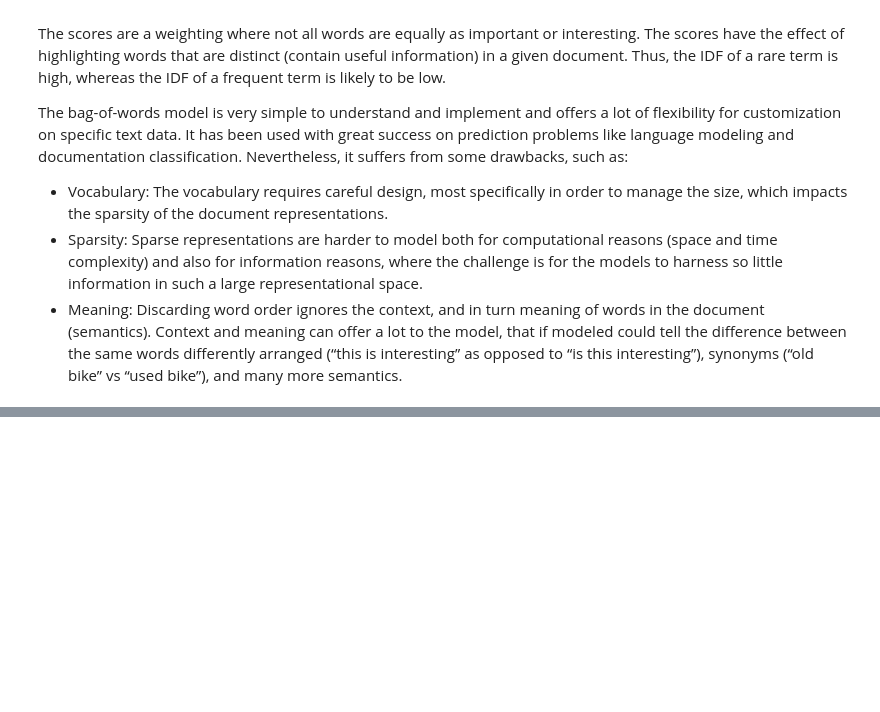
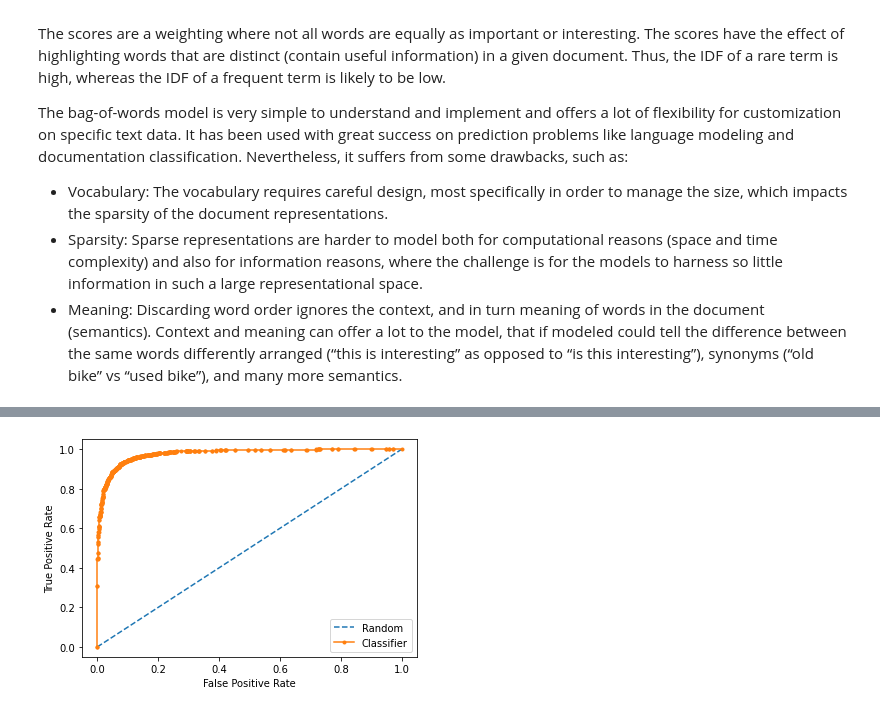
Before and after one commit to DimitriosDelikonstantis/machine-learning, a Jupyter notebook: Fake_news_prediction.ipynb, the cells around one changed output, grey strips where cells are left out. Drawn from its saved outputs; the diff is of its cells as text; code cells hidden in the pictures; blank space fills up the shorter version.

```diff
--- a/Fake_news_prediction.ipynb
+++ b/Fake_news_prediction.ipynb
@@ -274,0 +439,82 @@ Confusion matrix results:
+# %%
+# Initialize the Multinomial Naive Bayes classifier and fit training sets
+multinomialnb_classifier = MultinomialNB()
+multinomialnb_classifier.fit(tfidf_train, y_train)
+# Get probability estimates for the x_test
+cl_probs = multinomialnb_classifier.predict_proba(tfidf_test)
+cl_probs = cl_probs[:, 1]
+# Predict with Multinomial Naive Bayes classifier
+y_pred = multinomialnb_classifier.predict(tfidf_test)
+# %%
+# Metrics
+# Calculate accuracy: (tp + tn) / (tp + tn + fp + fn)
+# Accuracy = Number of correct predictions / Total number of predictions
+Accuracy = accuracy_score(y_test, y_pred)
+print('Accuracy: ', Accuracy * 100,'%', '\n')
+
+# Calculate confusion matrix table
+#           Actual class
+# Predicted [TP, FP]
+# class     [FN, TN]
+Conf_matrix = confusion_matrix(y_test, y_pred, labels = ['FAKE', 'REAL'])
+# Extract true negatives, false positives, false negatives and true positives from confusion matrix to calculate ROC curve
+tn, fp, fn, tp = confusion_matrix(y_test, y_pred).ravel()
+print('Confusion matrix: ' '\n', Conf_matrix, '\n')
+
+# Calculate precision: tp / (tp + fp)
+precision = tp / (tp + fp)
+print('Precision: ', precision, '\n')
+
+# Calculate recall: tp / (tp + fn)
+# True positive rate / Sensitivity
+recall = tp / (tp + fn)
+print('Recall: ', recall, '\n')
+
+# Calculate specificity: Tn / (Tn + Fp)
+specificity = tn / (tn + fp)
+print('Specificity: ', specificity, '\n')
+
+#Calculate False positive rate
+False_positive_rate = 1 - specificity
+print('False positive rate: ', False_positive_rate, '\n')
+
+# Calculate F1-score
+# F1 score is a weighted balance between precision and recall
+f1_score = 2 * (precision * recall) / (precision + recall)
+print('F1-score: ', f1_score, '\n')
+
+# Calculate the ROC curve
+ns_probs = [0 for _ in range(len(y_test))]
+ns_auc = roc_auc_score(y_test, ns_probs)
+cl_auc = roc_auc_score(y_test, cl_probs)
+print('Random: ROC AUC =', ns_auc)
+print('Classifier: ROC AUC =', cl_auc)
+ns_fpr, ns_tpr, _ = roc_curve(y_test, ns_probs, pos_label = 'REAL')
+cl_fpr, cl_tpr, _ = roc_curve(y_test, cl_probs, pos_label = 'REAL')
+# Plot the ROC curve
+pyplot.plot(ns_fpr, ns_tpr, linestyle = '--', label = 'Random')
+pyplot.plot(cl_fpr, cl_tpr, marker = '.', label = 'Classifier')
+# Name axis labels
+pyplot.xlabel('False Positive Rate')
+pyplot.ylabel('True Positive Rate')
+# Show the legend
+pyplot.legend()
+# Show the plot
+pyplot.show()
+
+# Calculate the precision-recall curve
+cl_precision, cl_recall, _ = precision_recall_curve(y_test, cl_probs, pos_label = 'REAL')
+cl_auc = auc(cl_recall, cl_precision)
+print('Classifier: auc= ', cl_auc)
+# Plot the precision-recall curves
+random = len(y_test[y_test == 1]) / len(y_test)
+pyplot.plot([0, 1], [random, random], linestyle='--', label = 'Random')
+pyplot.plot(cl_recall, cl_precision, marker='.', label = 'Classifier')
+# Name axis labels
+pyplot.xlabel('Recall')
+pyplot.ylabel('Precision')
+# Show the legend
+pyplot.legend()
+# Show the plot
+pyplot.show()
+# %% [output]
@@ -274,0 +539 @@ Confusion matrix results:
+[figure, added]
```
Also changed, not shown: parts of 21 cells of this notebook.
